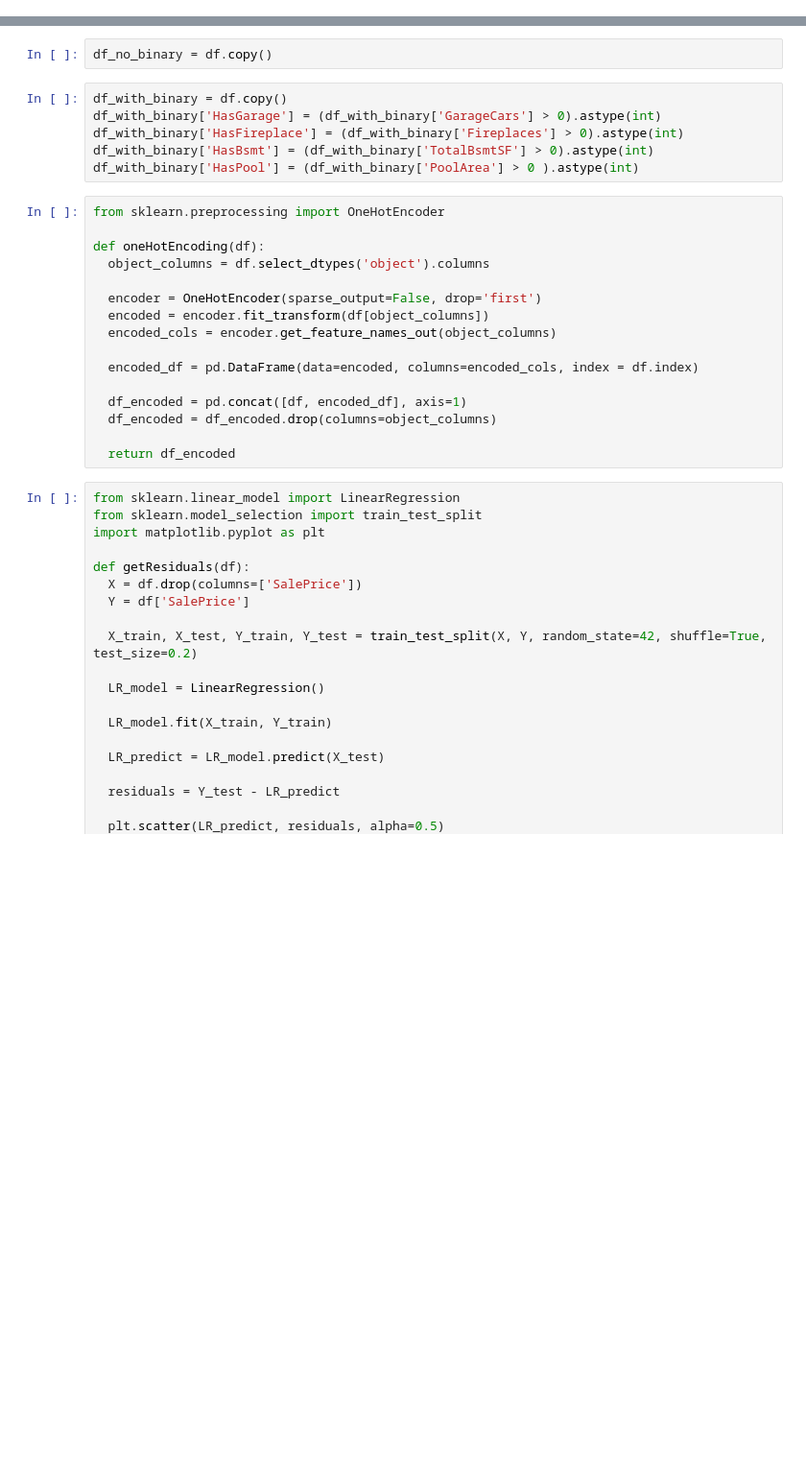
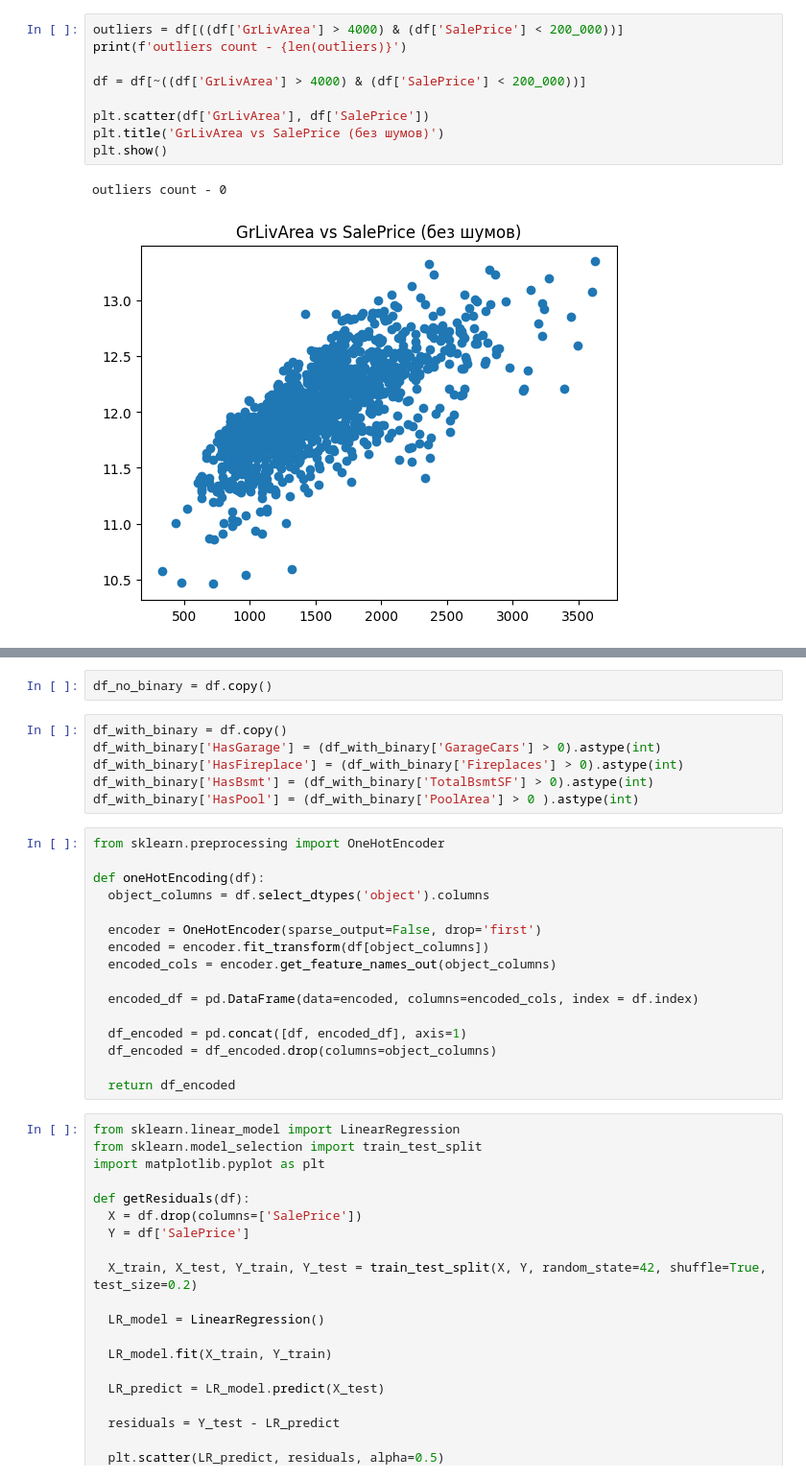
Before and after one commit to tatustik812/kaggle-house-prices, a Jupyter notebook: notebooks/01_Preprocessing.ipynb, the cells around one changed output, grey strips where cells are left out. Shown at 96% size. Cells and saved outputs as stored; diff of their text form; blank space fills up the shorter version.

```diff
--- a/notebooks/01_Preprocessing.ipynb
+++ b/notebooks/01_Preprocessing.ipynb
@@ -6,3 +184,15 @@ df = pd.read_csv('../data/no-passes-data.csv', sep=',', keep_default_na=False)
+# %%
+outliers = df[((df['GrLivArea'] > 4000) & (df['SalePrice'] < 200_000))]
+print(f'outliers count - {len(outliers)}')
+
+df = df[~((df['GrLivArea'] > 4000) & (df['SalePrice'] < 200_000))]
+
+plt.scatter(df['GrLivArea'], df['SalePrice'])
+plt.title('GrLivArea vs SalePrice (без шумов)')
+plt.show()
+# %% [output]
+outliers count - 0
+[figure, added]
 # %%
 df.isna().sum(axis=0).sort_values(ascending=False)
 # %% [output]
```
Also changed, not shown: parts of 22 cells of this notebook, 1 other file.
